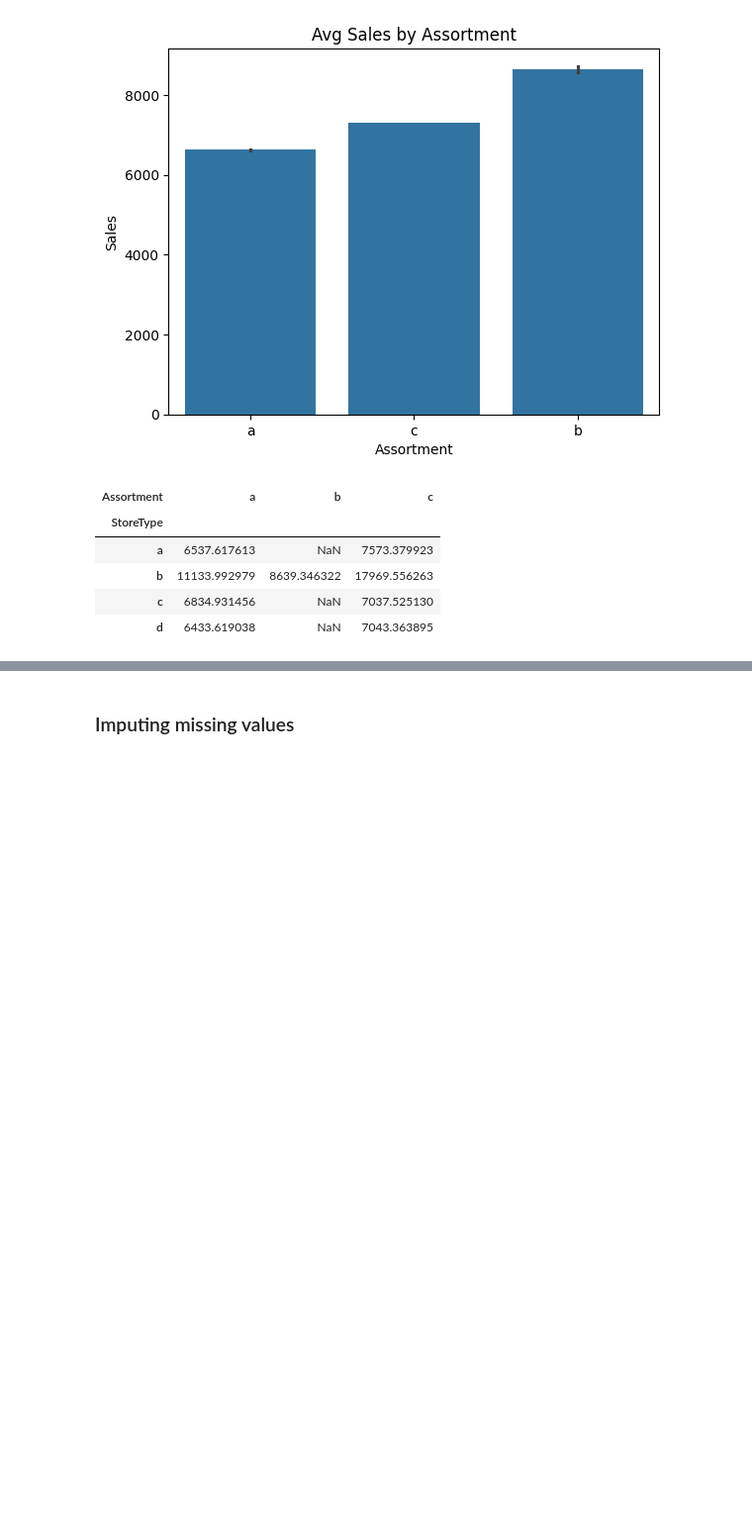
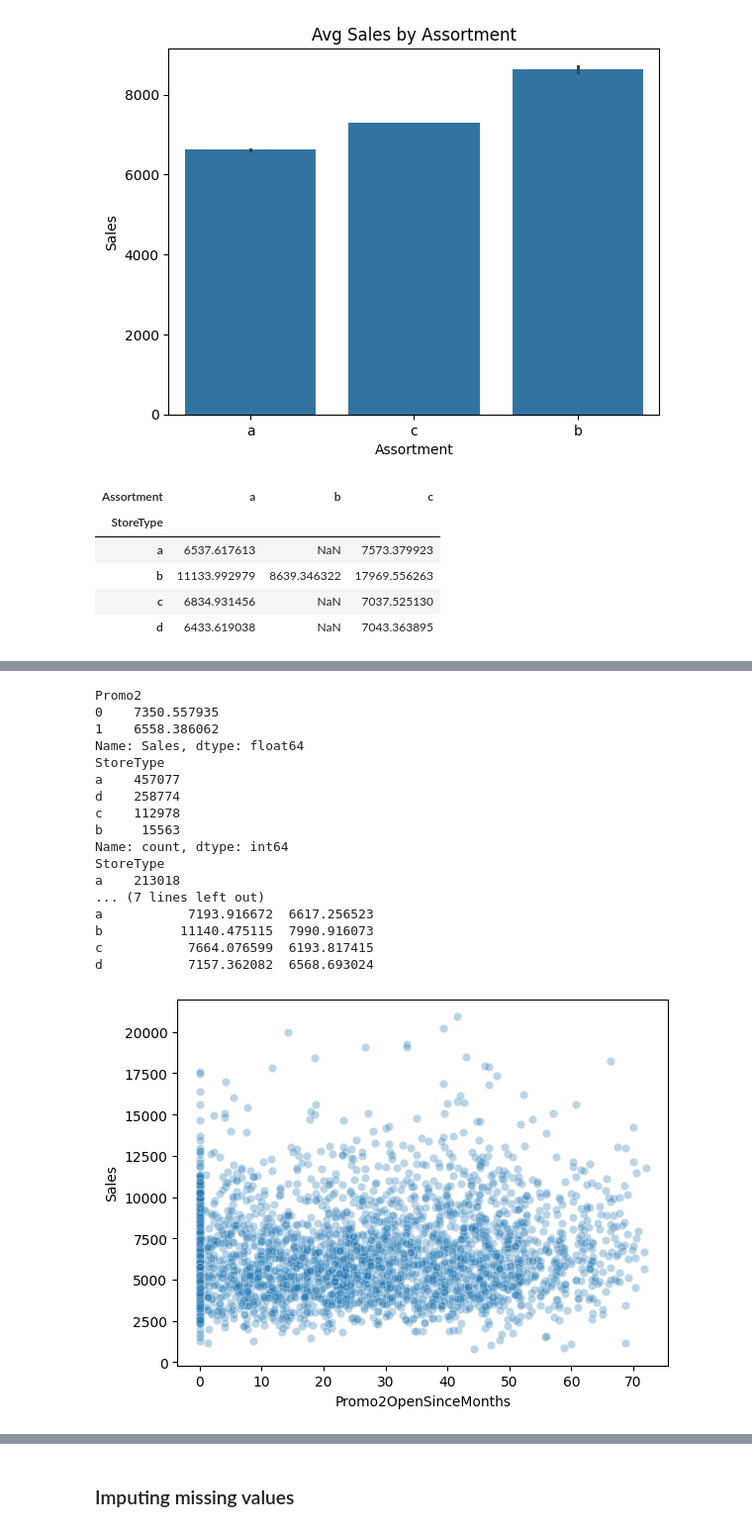
Before and after one commit to DhvanishChodavadiya/Rossmann-Demand-Forecasting, a Jupyter notebook: notebook/EDA.ipynb, the cells around one changed output, grey strips where cells are left out. Shown at 99% size. Drawn from its saved outputs; the diff is of its cells as text; code cells hidden in the pictures; blank space fills up the shorter version.

```diff
--- a/notebook/EDA.ipynb
+++ b/notebook/EDA.ipynb
@@ -42,7 +51,7 @@ df['IsPromoMonth'] = [
     for m, months in zip(df['MonthStr'], promo_months)
 ]
 # %%
-df.drop(['Store','CompetitionOpenSinceMonth', 'CompetitionOpenSinceYear','Promo2SinceWeek','Promo2SinceYear','PromoInterval','MonthStr'], axis=1, inplace=True)
+df.drop(['CompetitionOpenSinceMonth', 'CompetitionOpenSinceYear','Promo2SinceWeek','Promo2SinceYear','PromoInterval','MonthStr'], axis=1, inplace=True)
 # %%
 plt.figure(figsize=(10,4))
 sns.histplot(df['Sales'],bins=100)
@@ -142,0 +160,35 @@ Name: Sales, dtype: float64
+# %%
+promo2_effect = df_open.groupby('Promo2')['Sales'].mean()
+print(promo2_effect)
+
+print(df_open['StoreType'].value_counts())
+
+# Filter the dataframe first, then get the counts
+print(df_open[df_open['Promo2'] == 1]['StoreType'].value_counts())
+
+
+# Check if it's confounded by StoreType
+print("\n",pd.pivot_table(df_open, values='Sales', index='StoreType', columns='Promo2', aggfunc='mean'))
+
+# Check if it's confounded by how long Promo2 has been running
+sns.scatterplot(x='Promo2OpenSinceMonths', y='Sales', data=df_open[df_open['Promo2']==1].sample(3000), alpha=0.3)
+plt.show()
+# %% [output]
+Promo2
+0    7350.557935
+1    6558.386062
+Name: Sales, dtype: float64
+StoreType
+a    457077
+d    258774
+c    112978
+b     15563
+Name: count, dtype: int64
+StoreType
+a    213018
+... (7 lines left out)
+a           7193.916672  6617.256523
+b          11140.475115  7990.916073
+c           7664.076599  6193.817415
+d           7157.362082  6568.693024
+[figure, added]
```
Also changed, not shown: parts of 7 cells of this notebook, 2 other files.
